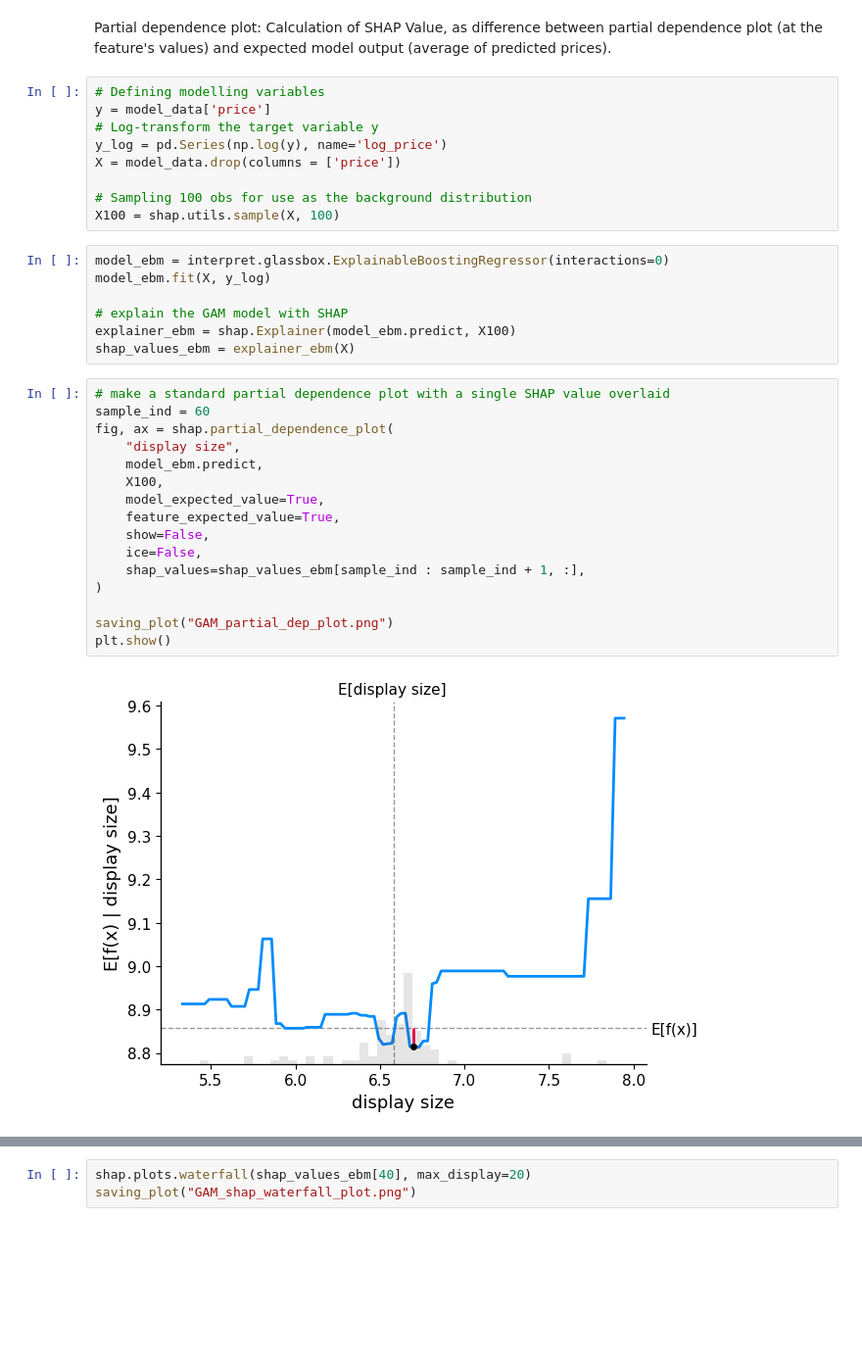
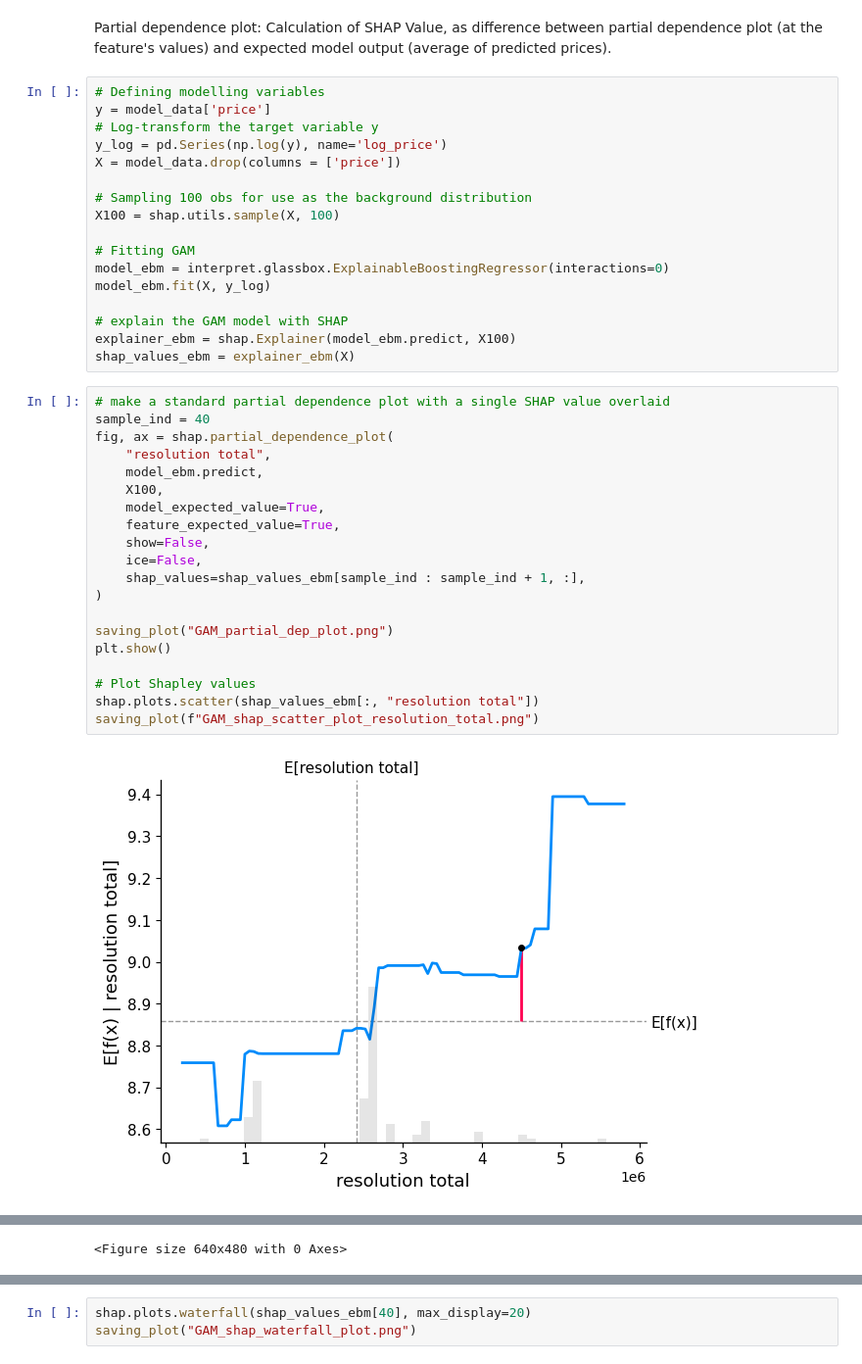
Before and after one commit to N0Data4U/Data-Processing-Project, a Jupyter notebook: data_analysis.ipynb, the cells around one changed output, grey strips where cells are left out. Shown at 98% size. Saved outputs shown, nothing was run; the diff lists cells and outputs as text; blank space fills up the shorter version.

```diff
--- a/data_analysis.ipynb
+++ b/data_analysis.ipynb
@@ -341,28 +279,33 @@ X = model_data.drop(columns = ['price'])
 
 # Sampling 100 obs for use as the background distribution
 X100 = shap.utils.sample(X, 100)
+
+# Fitting GAM
+model_ebm = interpret.glassbox.ExplainableBoostingRegressor(interactions=0)
+model_ebm.fit(X, y_log)
+
+# explain the GAM model with SHAP
+explainer_ebm = shap.Explainer(model_ebm.predict, X100)
+shap_values_ebm = explainer_ebm(X)
-# %%
-model_ebm = interpret.glassbox.ExplainableBoostingRegressor(interactions=0)
-model_ebm.fit(X, y_log)
-
-# explain the GAM model with SHAP
-explainer_ebm = shap.Explainer(model_ebm.predict, X100)
-shap_values_ebm = explainer_ebm(X)
 # %%
 # make a standard partial dependence plot with a single SHAP value overlaid
-sample_ind = 60
+sample_ind = 40
 fig, ax = shap.partial_dependence_plot(
-    "display size",
+    "resolution total",
     model_ebm.predict,
     X100,
     model_expected_value=True,
     feature_expected_value=True,
     show=False,
     ice=False,
     shap_values=shap_values_ebm[sample_ind : sample_ind + 1, :],
 )
 
 saving_plot("GAM_partial_dep_plot.png")
 plt.show()
+
+# Plot Shapley values
+shap.plots.scatter(shap_values_ebm[:, "resolution total"])
+saving_plot(f"GAM_shap_scatter_plot_resolution_total.png")
 # %% [output]
-[figure, old version]
+[figure, new version]
@@ -368,0 +313 @@ plt.show()
+<Figure size 640x480 with 0 Axes>
```
Also changed, not shown: parts of 17 cells of this notebook, 25 other files.
